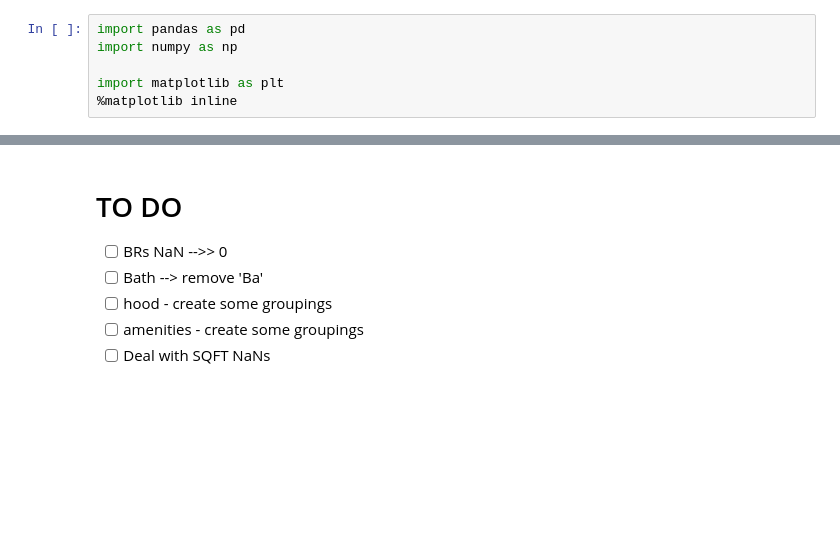
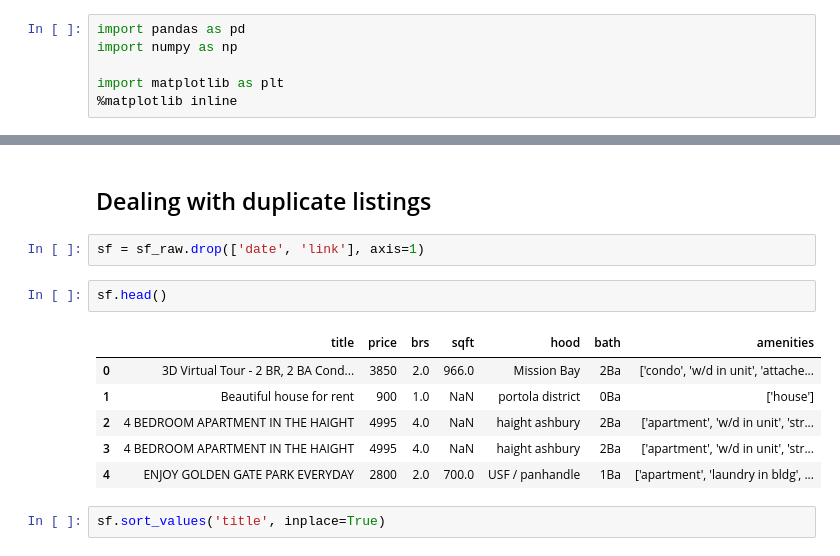
Before and after one commit to alfredjackieots/CL-housing-rent-predictions, a Jupyter notebook: data_cleaning.ipynb, the cells around one changed output, grey strips where cells are left out. Cells and saved outputs as stored; diff of their text form; blank space fills up the shorter version.

```diff
--- a/data_cleaning.ipynb
+++ b/data_cleaning.ipynb
@@ -33,8 +49,15 @@ len(sf_raw)
-# %% [markdown]
-# TO DO
-
-- [ ] BRs NaN -->> 0
-- [ ] Bath --> remove 'Ba'
-- [ ] hood - create some groupings
-- [ ] amenities - create some groupings
-- [ ] Deal with SQFT NaNs
+# %% [markdown]
+## Dealing with duplicate listings
+# %%
+sf = sf_raw.drop(['date', 'link'], axis=1)
+# %%
+sf.head()
+# %% [output]
+|  | title | price | brs | sqft | hood | bath | amenities |
+| 0 | 3D Virtual Tour - 2 BR, 2 BA Cond... | 3850 | 2.0 | 966.0 | Mission Bay | 2Ba | ['condo', 'w/d in unit', 'attache... |
+| 1 | Beautiful house for rent | 900 | 1.0 | NaN | portola district | 0Ba | ['house'] |
+| 2 | 4 BEDROOM APARTMENT IN THE HAIGHT | 4995 | 4.0 | NaN | haight ashbury | 2Ba | ['apartment', 'w/d in unit', 'str... |
+| 3 | 4 BEDROOM APARTMENT IN THE HAIGHT | 4995 | 4.0 | NaN | haight ashbury | 2Ba | ['apartment', 'w/d in unit', 'str... |
+| 4 | ENJOY GOLDEN GATE PARK EVERYDAY | 2800 | 2.0 | 700.0 | USF / panhandle | 1Ba | ['apartment', 'laundry in bldg', ... |
+# %%
+sf.sort_values('title', inplace=True)
```
Also changed, not shown: parts of 50 cells of this notebook.
